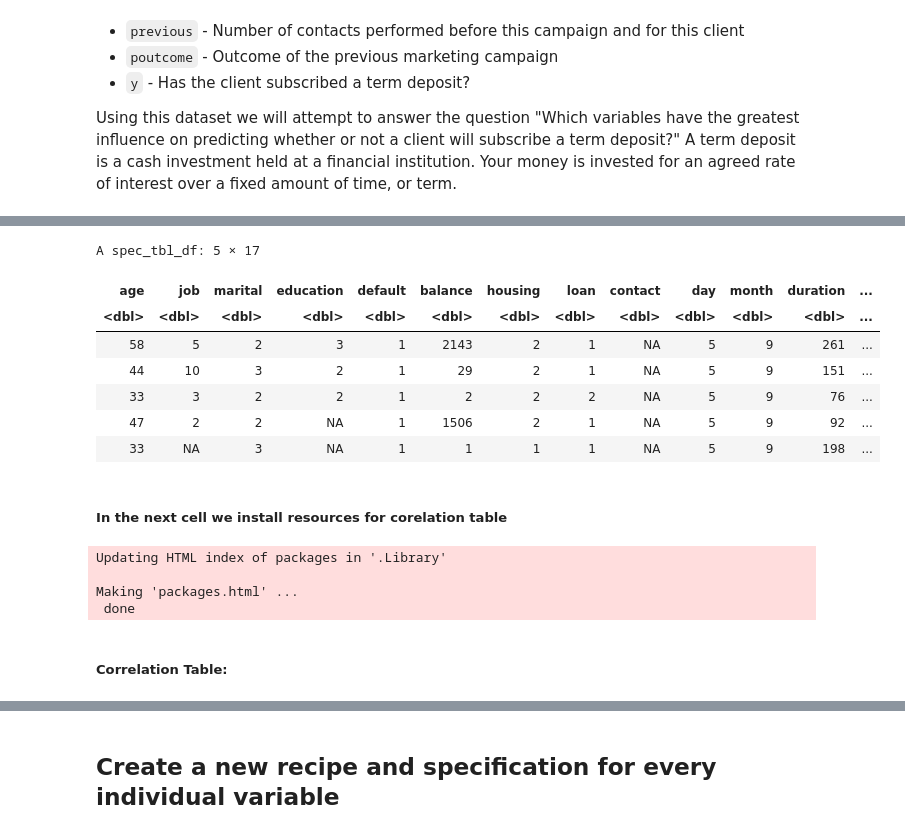
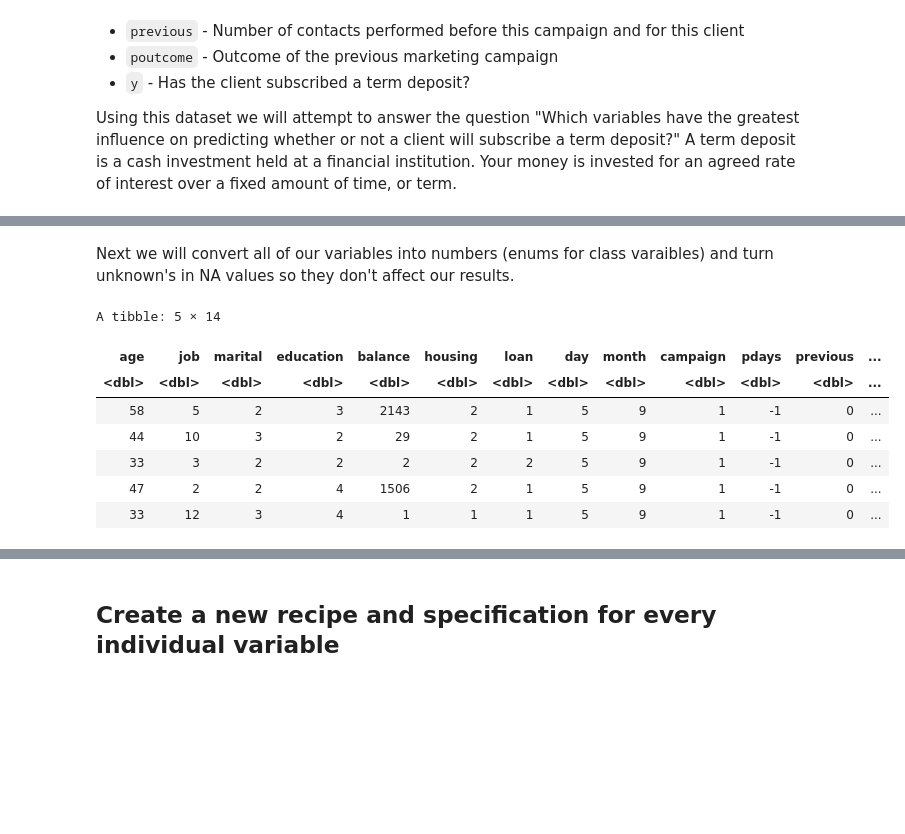
Before and after one commit to alexkhadr/Credit-Card-Project, a Jupyter notebook: correlation.ipynb, the cells around one changed output, grey strips where cells are left out. Drawn from its saved outputs; the diff is of its cells as text; code cells hidden in the pictures; blank space fills up the shorter version.

```diff
--- a/correlation.ipynb
+++ b/correlation.ipynb
@@ -76,0 +101,4 @@ A spec_tbl_df: 10 × 17
+# %%
+bank_trimmed <- bank_full %>%
+    select(-c(default, contact, duration))
+slice(bank_trimmed, 1:10)
@@ -77,38 +141,33 @@ A spec_tbl_df: 10 × 17
+# %% [markdown]
+Next we will convert all of our variables into numbers (enums for class varaibles) and turn unknown's in NA values so they don't affect our results.
 # %%
+bank_fixed = bank_trimmed
 
-bank_fixed = bank_full
-bank_fixed = mutate(bank_fixed, across(where(is.character), ~na_if(., "unknown")))
-bank_fixed = mutate(bank_fixed, pdays = na_if(pdays, -1))
+# set NAs
+# bank_fixed = mutate(bank_fixed, across(where(is.character), ~na_if(., "unknown")))
+# bank_fixed = mutate(bank_fixed, pdays = na_if(pdays, -1))
+
+# parse into numbers
 bank_fixed$job = as.numeric(as.factor(bank_fixed$job))
 bank_fixed$marital = as.numeric(as.factor(bank_fixed$marital))
 bank_fixed$education = as.numeric(as.factor(bank_fixed$education))
-bank_fixed$default = as.numeric(as.factor(bank_fixed$default))
 bank_fixed$housing = as.numeric(as.factor(bank_fixed$housing))
 bank_fixed$loan = as.numeric(as.factor(bank_fixed$loan))
-bank_fixed$contact = as.numeric(as.factor(bank_fixed$contact))
 bank_fixed$month = as.numeric(as.factor(bank_fixed$month))
 bank_fixed$poutcome = as.numeric(as.factor(bank_fixed$poutcome))
 bank_fixed$y = as.numeric(as.factor(bank_fixed$y))
-bank_factor = mutate(bank_fixed, y = as_factor(y))
+
+# set y as factor
+bank_fixed = mutate(bank_fixed, y = as_factor(y))
+
+# preview
 slice(bank_fixed, 1:5)
 # %% [output]
-A spec_tbl_df: 5 × 17
+A tibble: 5 × 14
-| age | job | marital | education | default | balance | housing | loan | contact | day | month | duration | ... |
+| age | job | marital | education | balance | housing | loan | day | month | campaign | pdays | previous | ... |
 | <dbl> | <dbl> | <dbl> | <dbl> | <dbl> | <dbl> | <dbl> | <dbl> | <dbl> | <dbl> | <dbl> | <dbl> | ... |
-| 58 | 5 | 2 | 3 | 1 | 2143 | 2 | 1 | NA | 5 | 9 | 261 | ... |
-| 44 | 10 | 3 | 2 | 1 | 29 | 2 | 1 | NA | 5 | 9 | 151 | ... |
-| 33 | 3 | 2 | 2 | 1 | 2 | 2 | 2 | NA | 5 | 9 | 76 | ... |
-| 47 | 2 | 2 | NA | 1 | 1506 | 2 | 1 | NA | 5 | 9 | 92 | ... |
-| 33 | NA | 3 | NA | 1 | 1 | 1 | 1 | NA | 5 | 9 | 198 | ... |
+| 58 | 5 | 2 | 3 | 2143 | 2 | 1 | 5 | 9 | 1 | -1 | 0 | ... |
+| 44 | 10 | 3 | 2 | 29 | 2 | 1 | 5 | 9 | 1 | -1 | 0 | ... |
+| 33 | 3 | 2 | 2 | 2 | 2 | 2 | 5 | 9 | 1 | -1 | 0 | ... |
+| 47 | 2 | 2 | 4 | 1506 | 2 | 1 | 5 | 9 | 1 | -1 | 0 | ... |
+| 33 | 12 | 3 | 4 | 1 | 1 | 1 | 5 | 9 | 1 | -1 | 0 | ... |
-# %% [markdown]
-##### In the next cell we install resources for corelation table
-# %%
-install.packages("corrplot")
-source("http://www.sthda.com/upload/rquery_cormat.r")
-# %% [output]
-Updating HTML index of packages in '.Library'
-
-Making 'packages.html' ...
- done
-# %% [markdown]
-##### Correlation Table:
```
Also changed, not shown: parts of 34 cells of this notebook, 1 other file.
